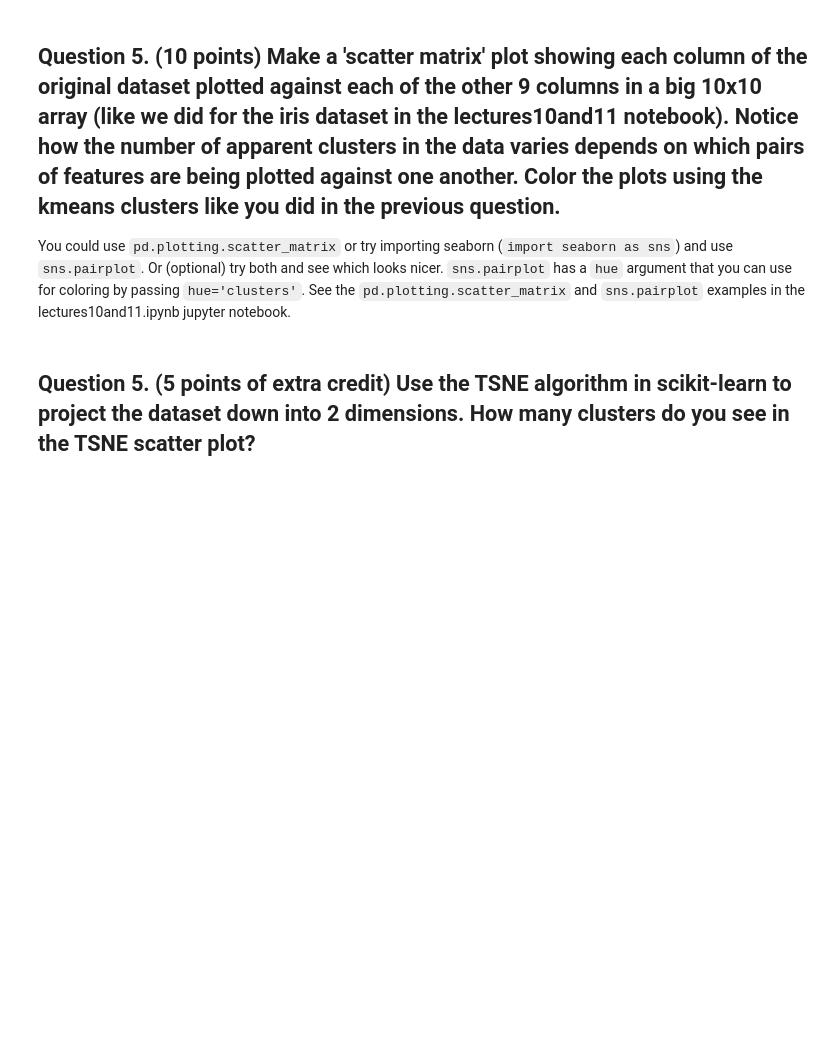
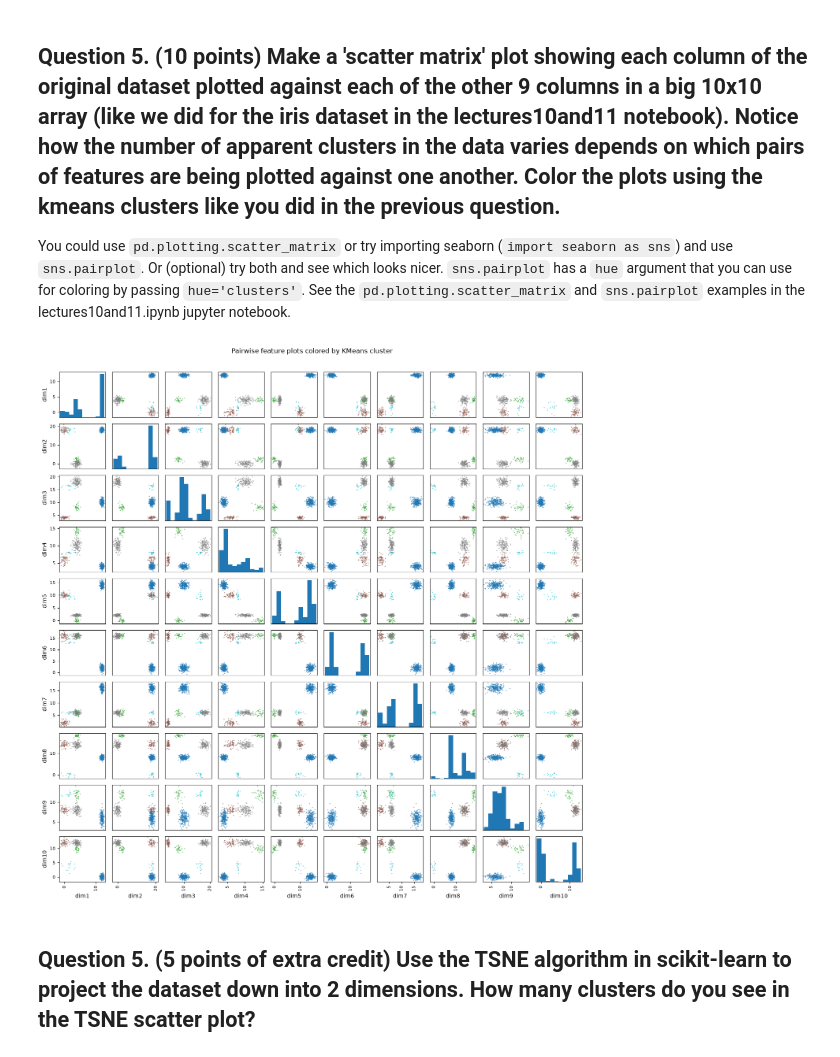
Before and after one commit to emd5-afk/tfcb_2026, a Jupyter notebook: homeworks/homework05/homework05.ipynb, the cells around one changed output. Cells and saved outputs as stored; diff of their text form; code cells hidden in the pictures; blank space fills up the shorter version.

```diff
--- a/homeworks/homework05/homework05.ipynb
+++ b/homeworks/homework05/homework05.ipynb
@@ -107,3 +117,21 @@ You could use `pd.plotting.scatter_matrix` or try importing seaborn (`import sea
+# %%
+# Plot the original features, using the KMeans labels from Question 4 for color.
+feature_data = df.drop(columns='clusters')
+axes = pd.plotting.scatter_matrix(
+    feature_data,
+    c=df['clusters'],
+    cmap='tab10',
+    alpha=0.65,
+    figsize=(14, 14),
+    diagonal='hist',
+    s=12,
+)
+fig = axes[0, 0].get_figure()
+fig.suptitle('Pairwise feature plots colored by KMeans cluster', y=1.01)
+fig.tight_layout()
+plt.show()
+# %% [output]
+[figure, added]
 # %%
 # and maybe also here if you are trying both and comparing...
 # %% [markdown]
```
Also changed, not shown: parts of 5 cells of this notebook.
